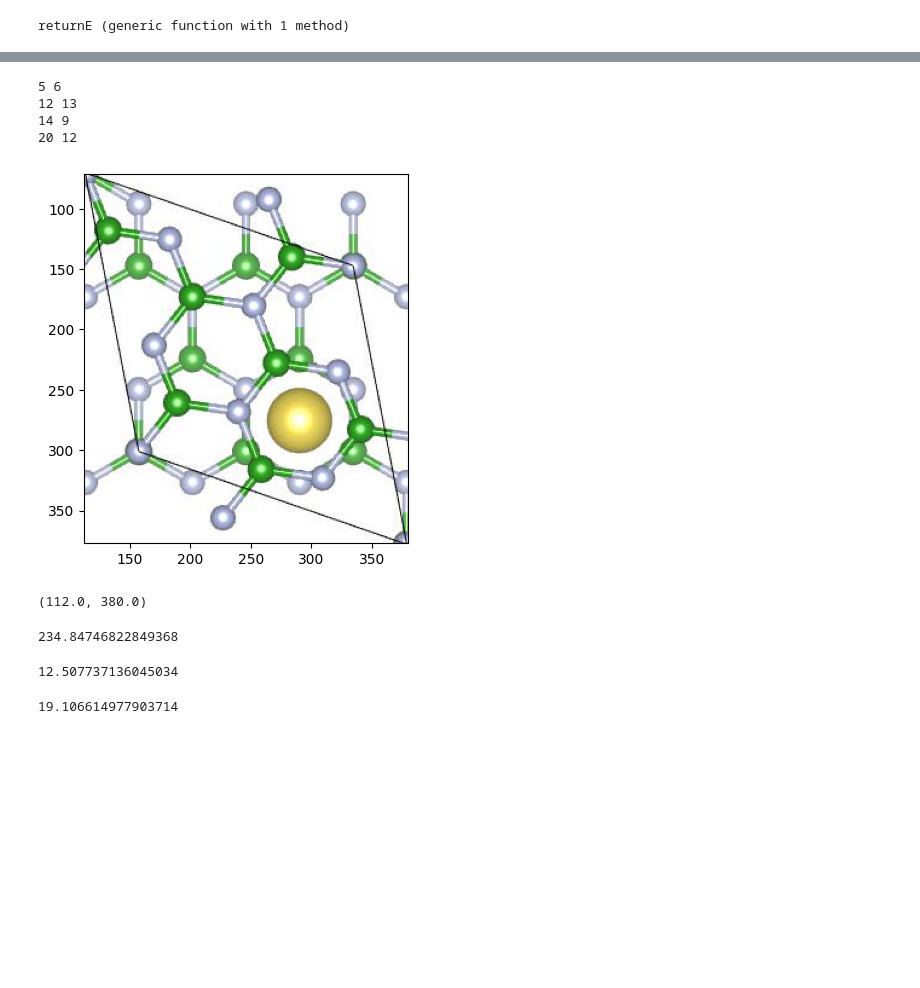
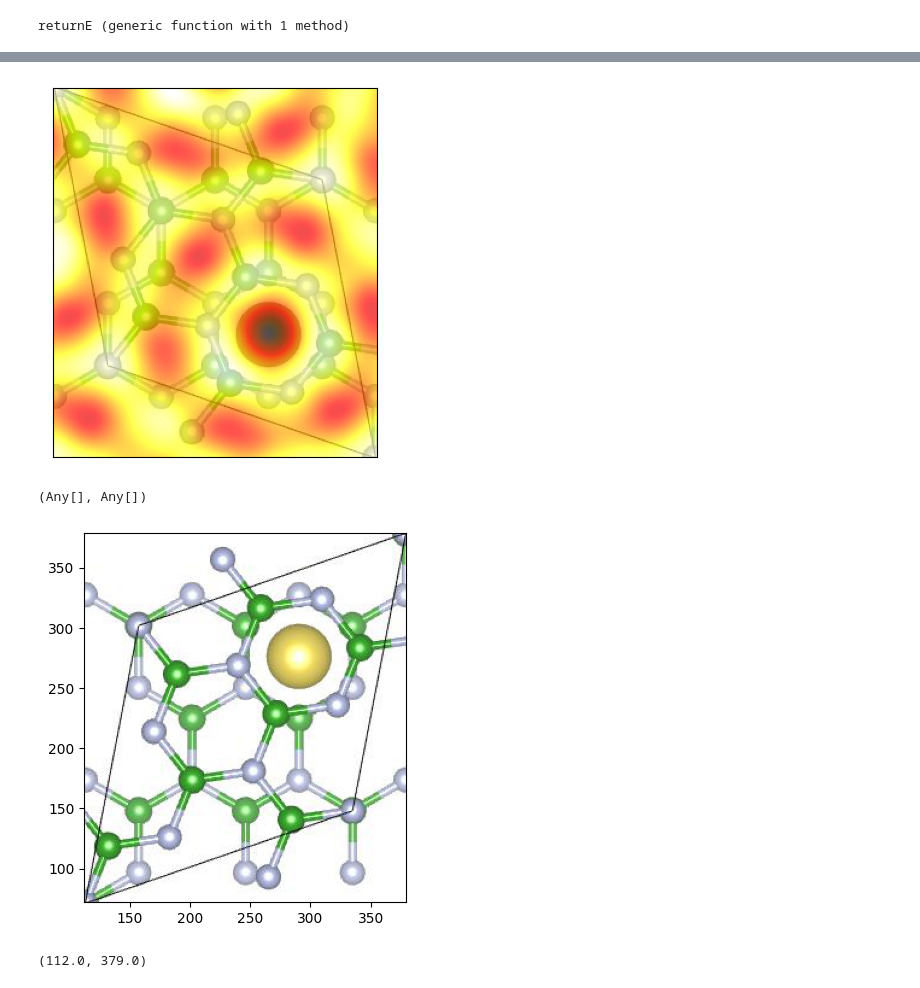
Before and after one commit to AliGhorashiCMT/Plasmons_Paper, a Jupyter notebook: Moire_Figs/Moire7_with_Alkali/Sodium/optimizing_na_position/Analyze.ipynb, the cells around one changed output, grey strips where cells are left out. Drawn from its saved outputs; the diff is of its cells as text; code cells hidden in the pictures; blank space fills up the shorter version.

Commit message:
made better plot

```diff
--- a/Moire_Figs/Moire7_with_Alkali/Sodium/optimizing_na_position/Analyze.ipynb
+++ b/Moire_Figs/Moire7_with_Alkali/Sodium/optimizing_na_position/Analyze.ipynb
@@ -7,0 +8,2 @@ PyObject <module 'numpy' from '/home/gridsan/aligho/.local/lib/python3.8/site-pa
+# %%
+ndimage = pyimport("scipy.ndimage")
@@ -83,9 +58,10 @@ rem.([1, 0], 20)
 # %%
-N=80
+N=400
 EnergyArray = zeros(N, N)
 for i in 1:N
     for j in 1:N
-        EnergyArray[i, j] = returnE([i, j])
+        r=[i, j]-[115, -27]
+        EnergyArray[i, j] = returnE(r)
         #EnergyArray[i, j]  = log(returnE([i, j]) - minimum(Energies) .+ 0.1)
     end
 end
@@ -110,33 +68,22 @@ PyObject Text(0.5, 1.0, 'Moire Potential')
-# %%
-for i in [86, 233, 269, 392]
-    j = div(i, 20)
-    k = i-j*20
-    println(j+1, " ", k)
-end
-# %% [output]
-5 6
-12 13
-14 9
-20 12
 # %%
 Moire_Fig = imread("Moire.jpg");
 # %%
-imshow(Moire_Fig, alpha=1)
+imshow(Moire_Fig, alpha=1, cmap="hot")
+img = ndimage.gaussian_filter(np.rot90(EnergyArray), sigma=10)
+imshow(img, cmap="hot", alpha=0.7)
+
 ylim(377, 71)
 xlim(112, 380)
+xticks(Float64[])
+yticks(Float64[])
 #imshow(np.rot90(EnergyArray), interpolation="gaussian", cmap="hot", alpha=0.1)
 # %% [output]
-[figure, old version]
+[figure, new version]
-(112.0, 380.0)
+(Any[], Any[])
-# %%
-sqrt(306^2+268^2)/sqrt(3)
-# %% [output]
-234.84746822849368
-# %%
-sqrt((-11.818700)^2+4.09412^2)
-# %% [output]
-12.507737136045034
-# %%
-acosd(11.818700/12.507737136045034)
-# %% [output]
-19.106614977903714
+# %%
+imshow(Moire_Fig, alpha=0.95, cmap="Blues")
+ylim(72, 379)
+xlim(112, 379)
+# %% [output]
+[figure, added]
+(112.0, 379.0)
```
Also changed, not shown: parts of 17 cells of this notebook.
